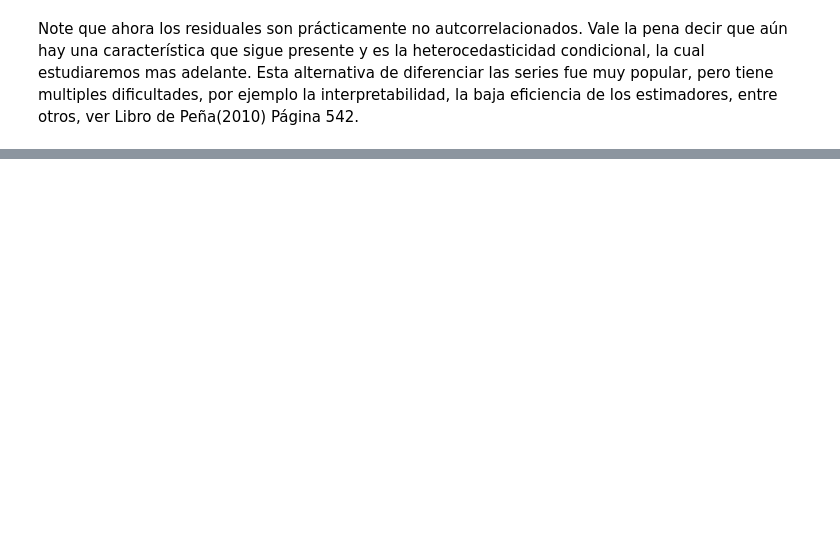
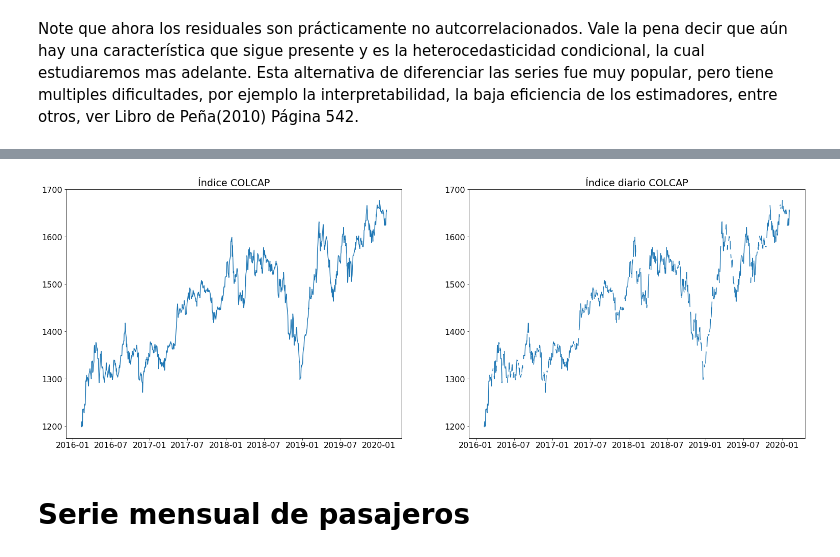
Before and after one commit to jofmorenore/TimeSeries, a Jupyter notebook: proyecto/01_IntroSeriesUnivariadas.ipynb, the cells around one changed output, grey strips where cells are left out. Saved outputs shown, nothing was run; the diff lists cells and outputs as text; code cells hidden in the pictures; blank space fills up the shorter version.

```diff
--- a/proyecto/01_IntroSeriesUnivariadas.ipynb
+++ b/proyecto/01_IntroSeriesUnivariadas.ipynb
@@ -242,0 +320,6 @@ Note que ahora los residuales son prácticamente no autcorrelacionados. Vale la
+# %%
+Colcap=pd.read_excel(r'https://github.com/sacalderonv/TimeSeries/blob/master/Series%20Univariadas/R/Descomposici%C3%B3n%20de%20un%20Serie%20de%20Tiempo/Datos%20hist%C3%B3ricos%20COLCAP-3.xlsx?raw=true')
+Colcap['Fecha']=pd.to_datetime(Colcap['Fecha'])
+Colcap=pd.Series(Colcap['Ultimo'].values,Colcap['Fecha'],name='ValorCOLCAP')
+Colcap2=Colcap.resample('D').first()
+[Colcap.head(10), Colcap2.head(10)]
@@ -242,0 +344,16 @@ Note que ahora los residuales son prácticamente no autcorrelacionados. Vale la
+# %%
+# grafico
+f, axes = plt.subplots(1, 2, figsize = (26,9))
+plt.subplots_adjust(wspace = 0.2, hspace = 0.4)
+
+axes[0].plot(Colcap)
+axes[0].set_title('Índice COLCAP')
+
+axes[1].plot(Colcap2)
+axes[1].set_title('Índice diario COLCAP')
+
+plt.show()
+# %% [output]
+[figure, added]
+# %% [markdown]
+# Serie mensual de pasajeros
```
Also changed, not shown: parts of 21 cells of this notebook.
